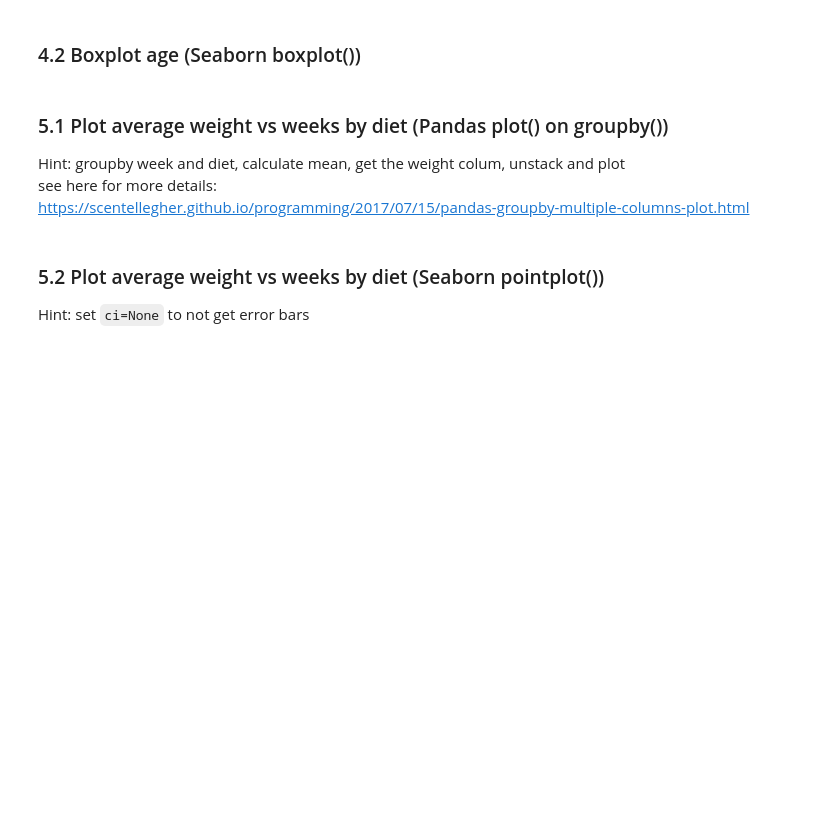
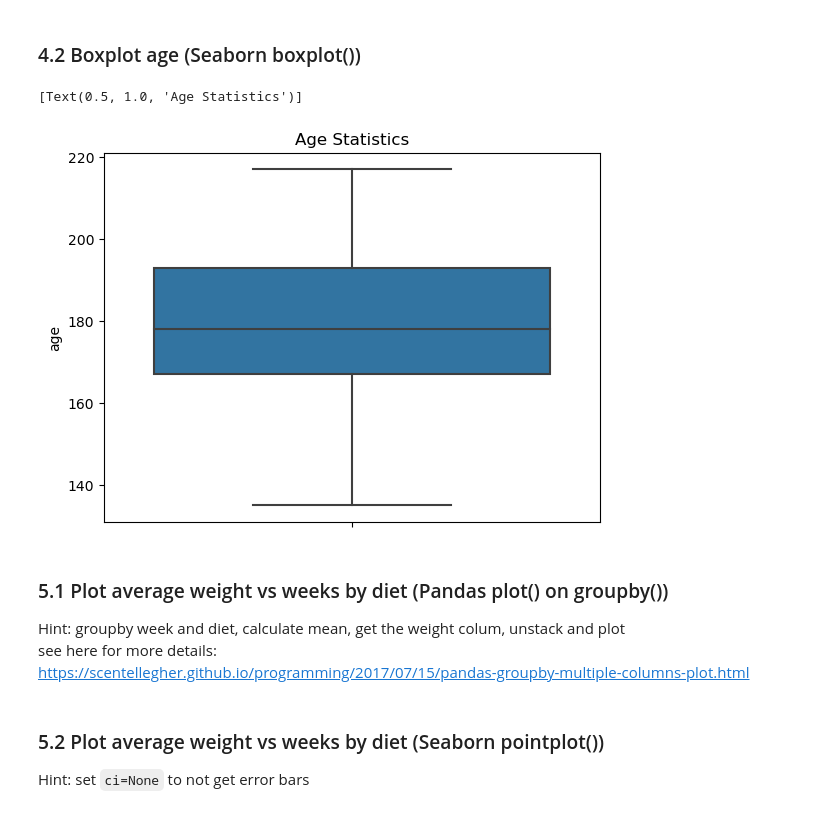
Before and after one commit to sofels/ENSF611-Lab0, a Jupyter notebook: lab0_chicken.ipynb, the cells around one changed output. Saved outputs shown, nothing was run; the diff lists cells and outputs as text; code cells hidden in the pictures; blank space fills up the shorter version.

```diff
--- a/lab0_chicken.ipynb
+++ b/lab0_chicken.ipynb
@@ -56,6 +83,10 @@ df.head()
 ### 4.2 Boxplot age (Seaborn boxplot())
 # %%
 # Your solution goes here
+sns.boxplot(y=df['age']).set(title ='Age Statistics' )
+# %% [output]
+[Text(0.5, 1.0, 'Age Statistics')]
+[figure, added]
 # %% [markdown]
 ### 5.1 Plot average weight vs weeks by diet (Pandas plot() on groupby())
 Hint: groupby week and diet, calculate mean, get the weight colum, unstack and plot
```
Also changed, not shown: parts of 7 cells of this notebook.
